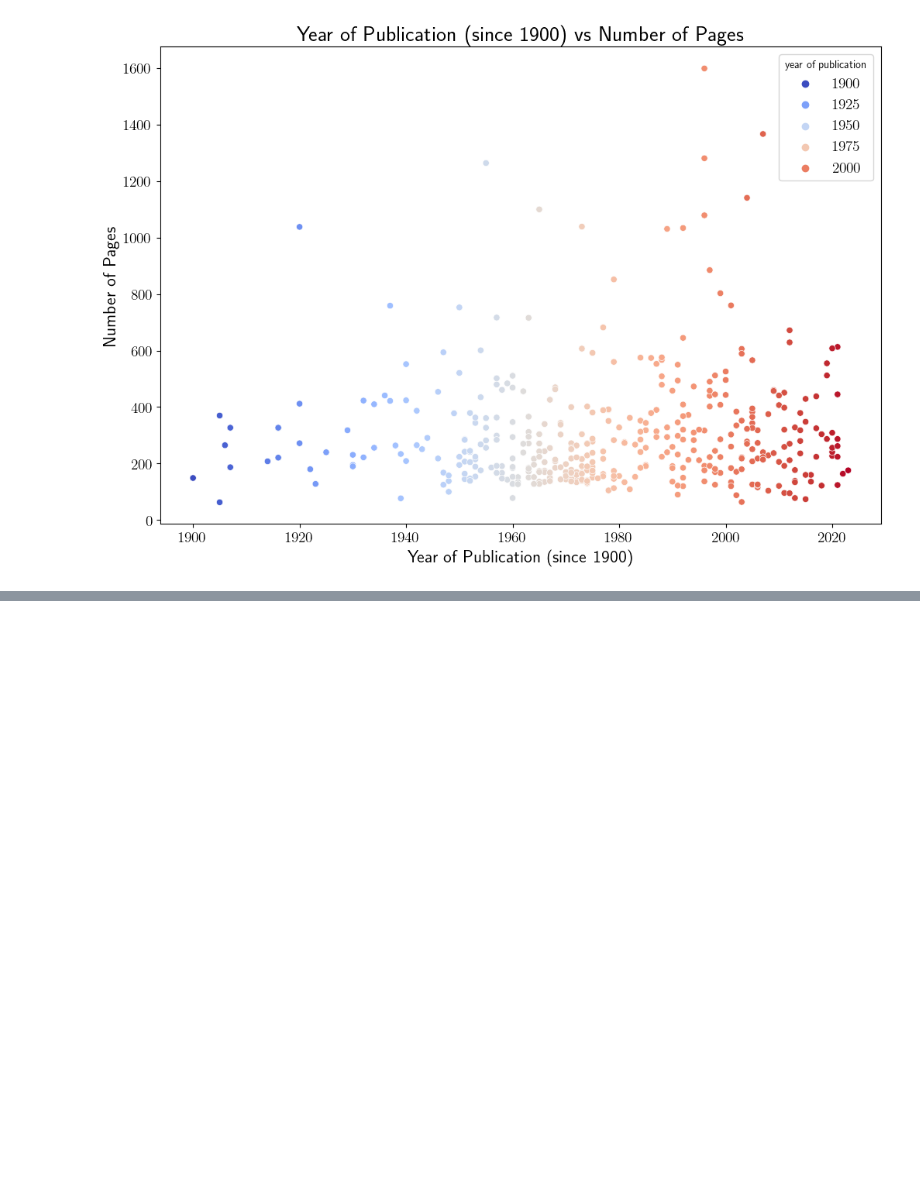
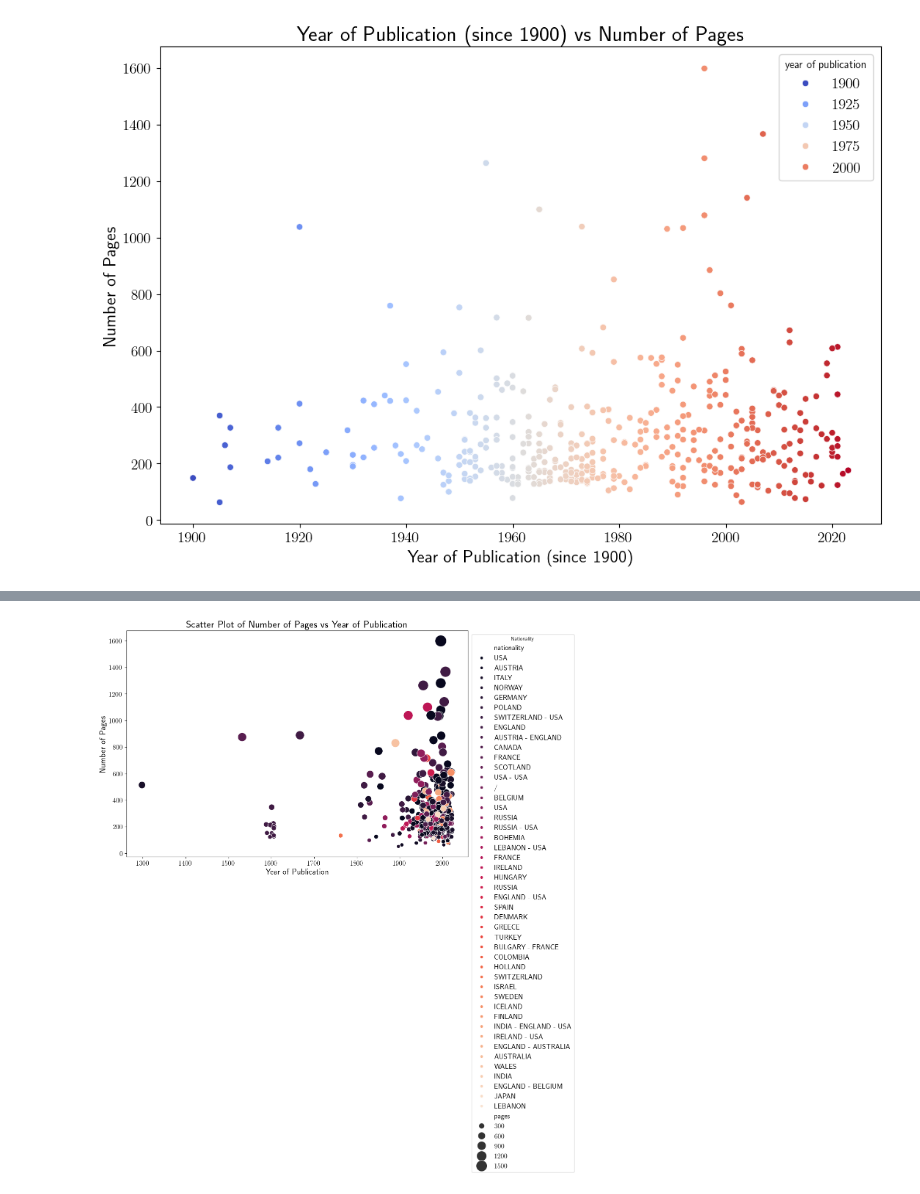
Before and after one commit to anvi-git/Project_Book_library, a Jupyter notebook: book_library.ipynb, the cells around one changed output, grey strips where cells are left out. Saved outputs shown, nothing was run; the diff lists cells and outputs as text; code cells hidden in the pictures; blank space fills up the shorter version.

Commit message:
added another plot

```diff
--- a/book_library.ipynb
+++ b/book_library.ipynb
@@ -243,0 +244,45 @@ sns.scatterplot(data=books_three_data_df, x='year of publication', y='# pages',
+# %%
+# rename columns to avoid LaTeX issues
+df = df.rename(columns={'# pages': 'pages', 'year of publication': 'publication_year'})
+
+# Create scatter plot
+sns.scatterplot(data=df[['pages', 'publication_year', 'nationality']],
+                x='publication_year',
+                y='pages',
+                hue='nationality',
+                palette="rocket",
+                size='pages',
+                sizes=(50, 500),
+                legend='brief')
+
+# # Get unique nationalities and their colors
+# unique_nationalities = df['nationality'].unique()
+# palette = sns.color_palette('Set2', len(unique_nationalities))
+
+# # Split nationalities into two groups
+# half = len(unique_nationalities) // 2
+# nationalities_group1 = unique_nationalities[:half]
+# nationalities_group2 = unique_nationalities[half:]
+
+# # Create legend handles for each group
+# handles_group1 = [Line2D([0], [0], marker='o', color='w', label=label,
+#                          markerfacecolor=palette[i], markersize=10)
+#                   for i, label in enumerate(nationalities_group1)]
+# handles_group2 = [Line2D([0], [0], marker='o', color='w', label=label,
+#                          markerfacecolor=palette[i + half], markersize=10)
+#                   for i, label in enumerate(nationalities_group2)]
+
+# # Add custom legends to the plot
+# plt.legend(handles=handles_group1, loc='lower left', bbox_to_anchor=(1, 1), title='Group 1')
+# plt.legend(handles=handles_group2, loc='upper left', bbox_to_anchor=(1, 0.5), title='Group 2')
+
+plt.legend(loc='upper left', bbox_to_anchor=(1, 1), title='Nationality')
+plt.title('Scatter Plot of Number of Pages vs Year of Publication')
+plt.xlabel('Year of Publication')
+plt.ylabel('Number of Pages')
+
+plt.tight_layout()
+
+plt.show()
+# %% [output]
+[figure, added]
```
Also changed, not shown: parts of 6 cells of this notebook, 6 other files.
